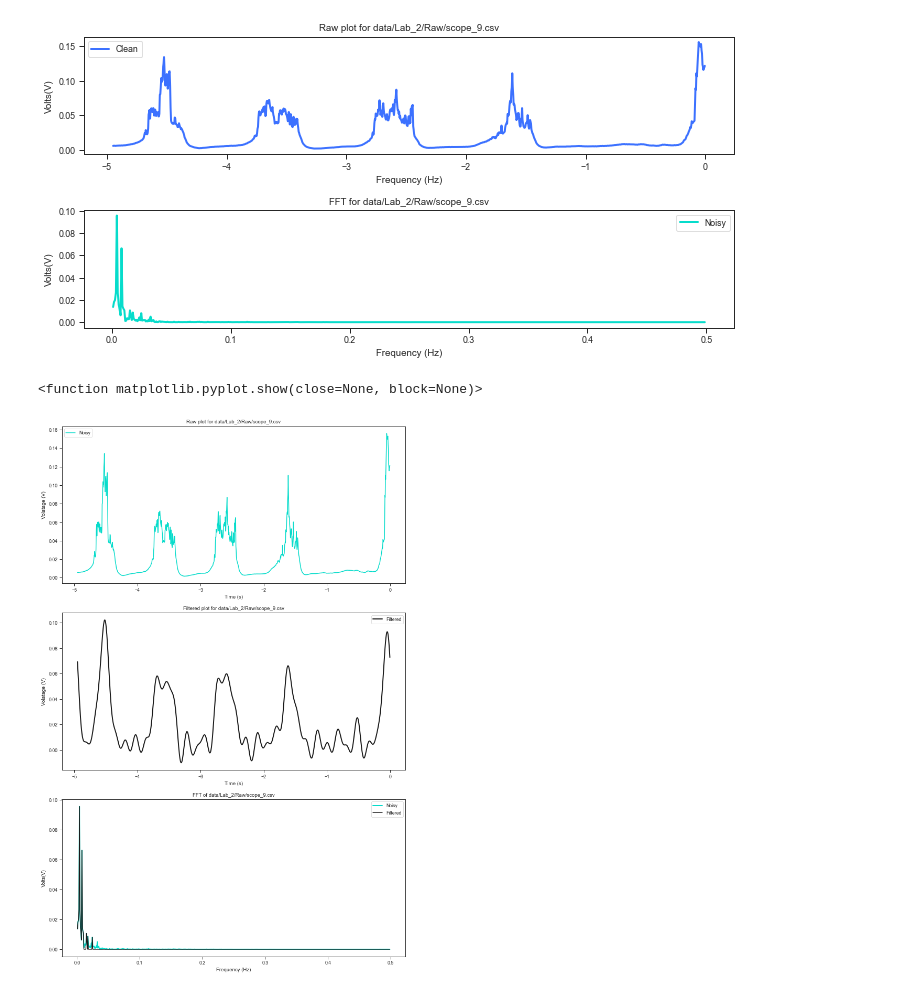
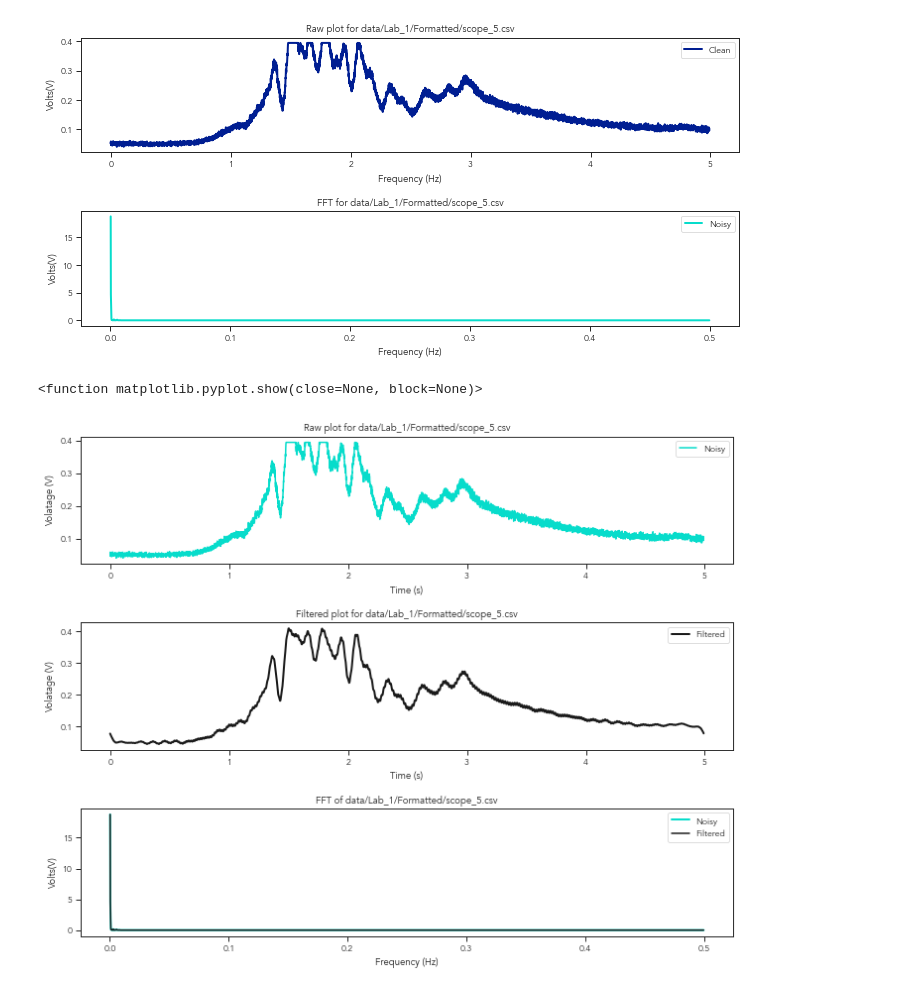
Before and after one commit to sutapa6/smart_wearable_tech, a Jupyter notebook: fft.ipynb, the cells around one changed output. Drawn from its saved outputs; the diff is of its cells as text; code cells hidden in the pictures.

```diff
--- a/fft.ipynb
+++ b/fft.ipynb
@@ -19,10 +19,12 @@ plt.rcParams.update({'font.size': 12})
 rcParams['font.family'] = 'Avenir'
 # %%
 # Choose File to be plotted
-scope_num = 9
-lab_num = 2
-data = f'data/Lab_{lab_num}/Raw/scope_{scope_num}.csv'
-csv_format(data)
+# Choose which CSV file to graph
+lab_num = 1
+scope_num = 5
+sensor_ch = 2
+data = csv_format(lab_num, scope_num, sensor_ch) # Format CSV to prepare for plotting
+
 df = pd.read_csv(data, delimiter=',', skiprows=0)
 
 # initialise data for anaysis
@@ -31,7 +33,7 @@ t = df['Time']
 f = df['Sensor']
 
 # Plot Raw data from CSV
-plt.plot(t, f, LineWidth=1, label="scope_0 raw", color = '#3C71FF')
+plt.plot(t, f, LineWidth=1, label="scope_0 raw", color = '#001E92')
 plt.xlabel('Time (s)')
 plt.ylabel('Volatage (V)')
 plt.title(f'Raw data from {data}')
@@ -51,11 +53,11 @@ freq = (1/(dt*n)) * np.arange(n)
 L = np.arange(1,np.floor(n/2),dtype='int')
 
 fig,axs = plt.subplots(2,1)
-plt.rcParams['figure.figsize'] = [10, 15]
+plt.rcParams['figure.figsize'] = [10, 8]
 
 # Raw Plot
 plt.sca(axs[0])
-plt.plot(t, f, color = '#3C71FF', LineWidth=2, label="Clean")
+plt.plot(t, f, color = '#001E92', LineWidth=2, label="Clean")
 plt.title(f'Raw plot for {data}')
 plt.xlabel("Frequency (Hz)")
 plt.ylabel("Volts(V)")
@@ -72,7 +74,7 @@ plt.tight_layout()
 
 plt.show()
 # %% [output]
-[figure, old version]
+[figure, new version]
 # %%
 # Choose trigger value for noise removal
 indices = PSD > 0.005
@@ -82,7 +84,7 @@ ffilt = np.fft.ifft(fhat)
 
 # Format plot specifications
 fig,axs = plt.subplots(3,1)
-plt.rcParams['figure.figsize'] = [10, 8]
+plt.rcParams['figure.figsize'] = [10, 10]
 
 # Plot Raw data from CSV
 plt.sca(axs[0])
@@ -91,34 +93,34 @@ plt.title(f'Raw plot for {data}')
 plt.xlabel('Time (s)')
 plt.ylabel('Volatage (V)')
 plt.legend()
 
 # Plot Filtered data after FFT has been applied
 plt.sca(axs[1])
 plt.plot(t, ffilt, color='k', LineWidth=2, label="Filtered")
 plt.title(f'Filtered plot for {data}')
 plt.xlabel('Time (s)')
 plt.ylabel('Volatage (V)')
 plt.legend()
 
 # Plot FFT
 plt.sca(axs[2])
 plt.plot(freq[L], PSD[L], color='#07DCCB', LineWidth=2, label="Noisy")
 plt.plot(freq[L], PSDclean[L], color='k', LineWidth=1.5, label="Filtered")
 plt.title(f'FFT of {data}')
 plt.xlabel("Frequency (Hz)")
 plt.ylabel("Volts(V)")
 plt.legend()
 
 plt.tight_layout()
 
 # save raw scope as png in data/plots
 image_path = f'data/Plots/Lab_{lab_num}/FFT_comparison_plots/scope_{scope_num}.png'
 plt.savefig(image_path, dpi=300, bbox_inches='tight', transparent=False)
 
 plt.show
 # %% [output]
 <function matplotlib.pyplot.show(close=None, block=None)>
-[figure, old version]
+[figure, new version]
 # %%
 # Save the FFT filtered CSV files under Lab_<lab_num>/Filtered/FFT
 t = np.array(t)
```
Also changed, not shown: parts of 1 cell of this notebook.
